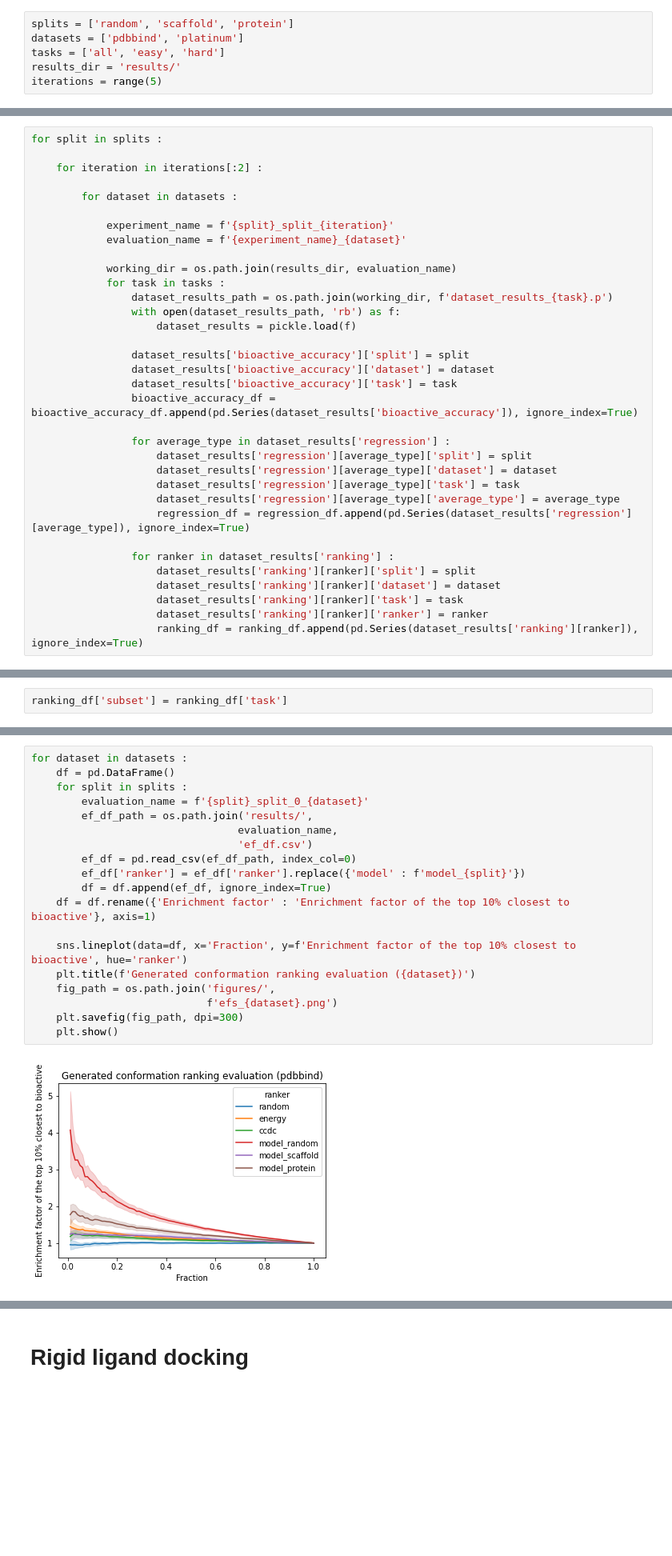
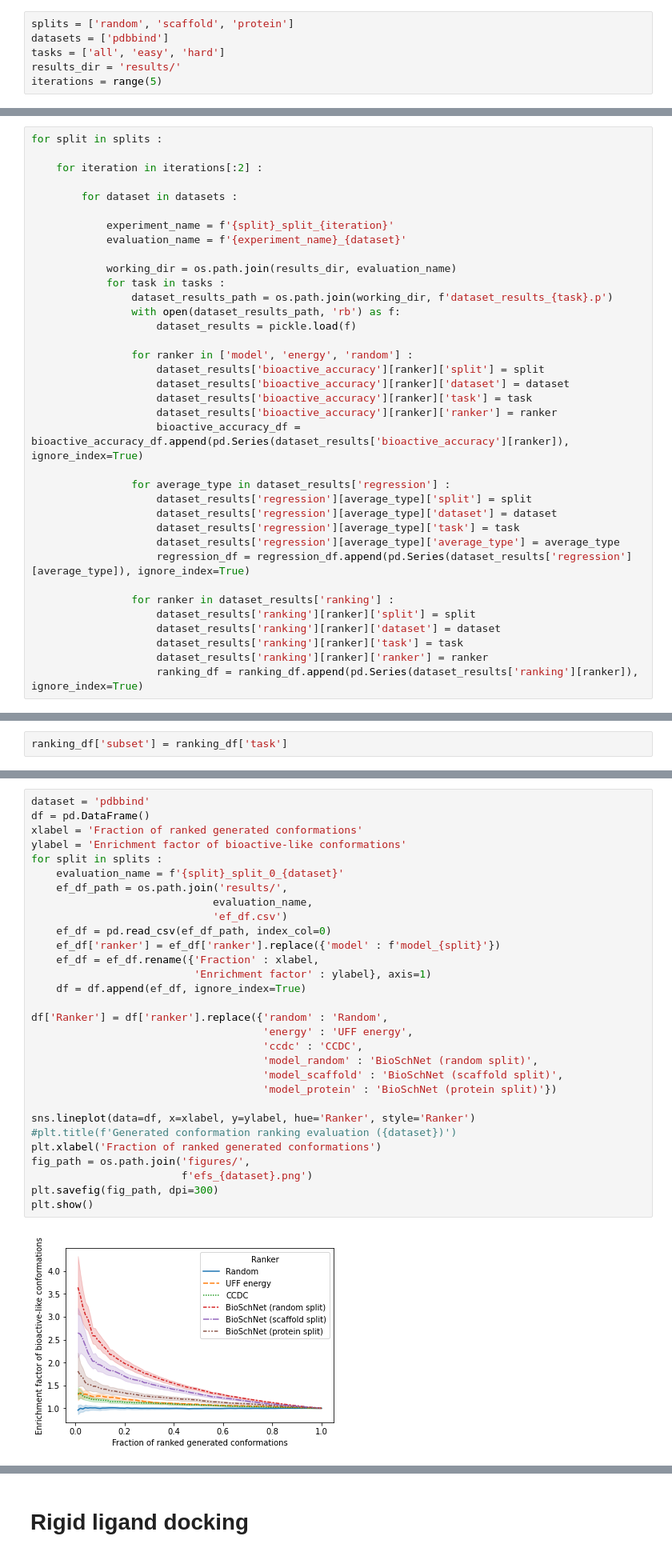
Before and after one commit to bbaillif/bioactive_conformation_predictor, a Jupyter notebook: compare_models.ipynb, the cells around one changed output, grey strips where cells are left out. Shown at 80% size. Saved outputs shown, nothing was run; the diff lists cells and outputs as text; blank space fills up the shorter version.

Commit message:
update on rigid ligand docking and model eval

```diff
--- a/compare_models.ipynb
+++ b/compare_models.ipynb
@@ -7,6 +9,6 @@ import matplotlib.pyplot as plt
 # %%
 splits = ['random', 'scaffold', 'protein']
-datasets = ['pdbbind', 'platinum']
+datasets = ['pdbbind']
 tasks = ['all', 'easy', 'hard']
 results_dir = 'results/'
 iterations = range(5)
@@ -30,10 +55,12 @@ for split in splits :
                 with open(dataset_results_path, 'rb') as f:
                     dataset_results = pickle.load(f)
 
-                dataset_results['bioactive_accuracy']['split'] = split
-                dataset_results['bioactive_accuracy']['dataset'] = dataset
-                dataset_results['bioactive_accuracy']['task'] = task
-                bioactive_accuracy_df = bioactive_accuracy_df.append(pd.Series(dataset_results['bioactive_accuracy']), ignore_index=True)
+                for ranker in ['model', 'energy', 'random'] :
+                    dataset_results['bioactive_accuracy'][ranker]['split'] = split
+                    dataset_results['bioactive_accuracy'][ranker]['dataset'] = dataset
+                    dataset_results['bioactive_accuracy'][ranker]['task'] = task
+                    dataset_results['bioactive_accuracy'][ranker]['ranker'] = ranker
+                    bioactive_accuracy_df = bioactive_accuracy_df.append(pd.Series(dataset_results['bioactive_accuracy'][ranker]), ignore_index=True)
 
                 for average_type in dataset_results['regression'] :
                     dataset_results['regression'][average_type]['split'] = split
@@ -388,21 +261,32 @@ grouped_data.round(2)
 # %%
-for dataset in datasets :
-    df = pd.DataFrame()
-    for split in splits :
-        evaluation_name = f'{split}_split_0_{dataset}'
-        ef_df_path = os.path.join('results/',
-                                 evaluation_name,
-                                 'ef_df.csv')
-        ef_df = pd.read_csv(ef_df_path, index_col=0)
-        ef_df['ranker'] = ef_df['ranker'].replace({'model' : f'model_{split}'})
-        df = df.append(ef_df, ignore_index=True)
-    df = df.rename({'Enrichment factor' : 'Enrichment factor of the top 10% closest to bioactive'}, axis=1)
+dataset = 'pdbbind'
+df = pd.DataFrame()
+xlabel = 'Fraction of ranked generated conformations'
+ylabel = 'Enrichment factor of bioactive-like conformations'
+for split in splits :
+    evaluation_name = f'{split}_split_0_{dataset}'
+    ef_df_path = os.path.join('results/',
+                             evaluation_name,
+                             'ef_df.csv')
+    ef_df = pd.read_csv(ef_df_path, index_col=0)
+    ef_df['ranker'] = ef_df['ranker'].replace({'model' : f'model_{split}'})
+    ef_df = ef_df.rename({'Fraction' : xlabel,
+                          'Enrichment factor' : ylabel}, axis=1)
+    df = df.append(ef_df, ignore_index=True)
 
-    sns.lineplot(data=df, x='Fraction', y=f'Enrichment factor of the top 10% closest to bioactive', hue='ranker')
-    plt.title(f'Generated conformation ranking evaluation ({dataset})')
-    fig_path = os.path.join('figures/',
-                            f'efs_{dataset}.png')
-    plt.savefig(fig_path, dpi=300)
-    plt.show()
+df['Ranker'] = df['ranker'].replace({'random' : 'Random',
+                                     'energy' : 'UFF energy',
+                                     'ccdc' : 'CCDC',
+                                     'model_random' : 'BioSchNet (random split)',
+                                     'model_scaffold' : 'BioSchNet (scaffold split)',
+                                     'model_protein' : 'BioSchNet (protein split)'})
+
+sns.lineplot(data=df, x=xlabel, y=ylabel, hue='Ranker', style='Ranker')
+#plt.title(f'Generated conformation ranking evaluation ({dataset})')
+plt.xlabel('Fraction of ranked generated conformations')
+fig_path = os.path.join('figures/',
+                        f'efs_{dataset}.png')
+plt.savefig(fig_path, dpi=300)
+plt.show()
 # %% [output]
-[figure, old version]
+[figure, new version]
```
Also changed, not shown: parts of 51 cells of this notebook, 10 other files.
